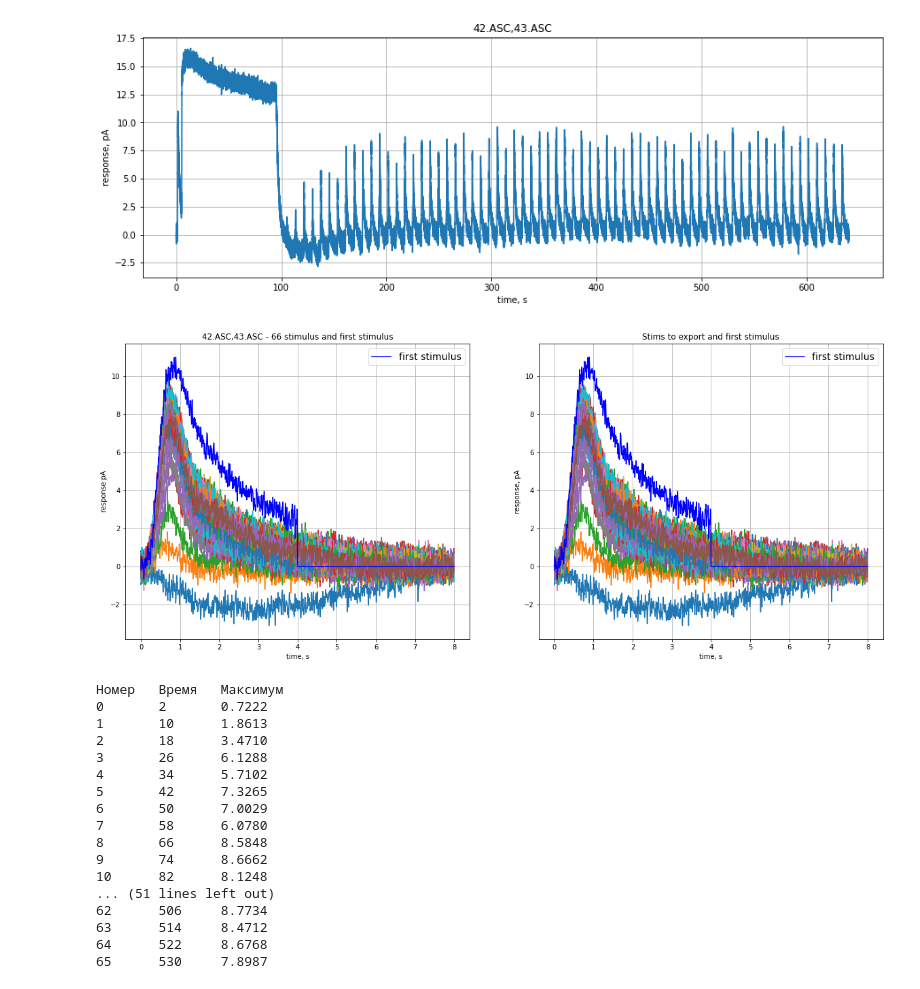
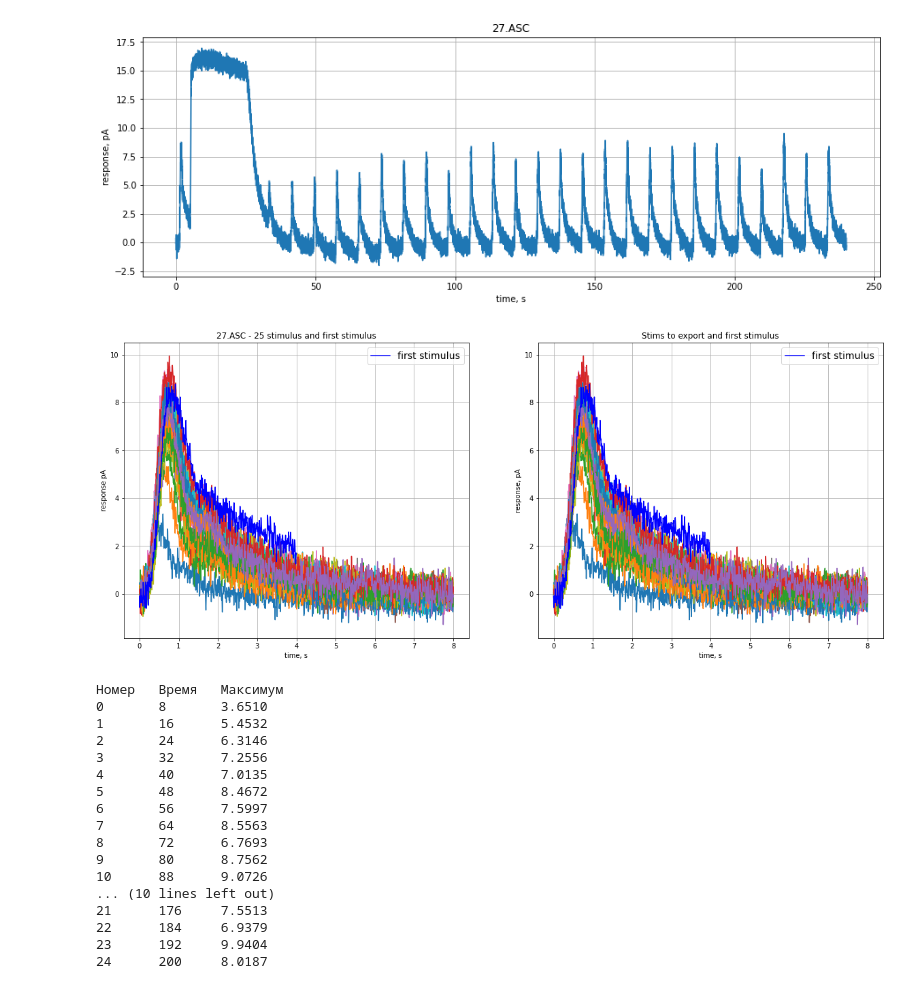
Before and after one commit to AndreiZherder/adaptation-memory, a Jupyter notebook: frog-rod.ipynb, the cells around one changed output. Saved outputs shown, nothing was run; the diff lists cells and outputs as text; code cells hidden in the pictures.

```diff
--- a/frog-rod.ipynb
+++ b/frog-rod.ipynb
@@ -5,14 +5,14 @@ import numpy as np
 
 filedir = './data/frog-rod/'
 outputdir = './output/frog-rod/'
-filenames = ['42.ASC', '43.ASC']
+filenames = ['27.ASC']
 fs = 500                        # частота дискретизации, Гц
 signal_scale = 1                # коэффициент масштабирования сигнала
 signal_unit = 'pA'              # единица измерения сигнала
 first_stim_start_time = 1       # начало первого стимула, с
 period = 8                      # период следования стимулов, с
 background_start_time = 5       # начало фоновой засветки, с
-background_duration = 90        # длительность фоновой засветки, с
+background_duration = 20        # длительность фоновой засветки, с
 sign = -1                        # полярность {1:'стимулы вверх', -1:'стимулы вниз'}
 low_cutoff = 0.1                # частота среза highpass фильтра, Гц
 stims_to_delete = []            # номера неудачных стимулов (перечислить через запятую)
@@ -51,7 +51,7 @@ ax.set_ylabel('response, ' + signal_unit)
 ax.set_title(','.join(filenames))
 ax.grid()
 # %% [output]
-[figure, old version]
+[figure, new version]
 # %%
 # Расчет количества стимулов
 
@@ -105,36 +105,38 @@ temp_t = np.linspace(0, period - 1 / fs, size)
 fig, (ax1, ax2) = plt.subplots(1, 2)
 fig.set_figwidth(20)
 fig.set_figheight(8)
 for stim in stims:
     ax1.plot(temp_t, stim)
-ax1.plot(temp_t, first_stim, 'b', label='first stimulus')
+end = (background_start_time - first_stim_start_time) * fs
+ax1.plot(temp_t[:end], first_stim[:end], 'b', label='first stimulus')
 ax1.legend(prop={"size": 14})
 ax1.set_xlabel('time, s')
 ax1.set_ylabel('response ' + signal_unit)
 ax1.set_title(f'{",".join(filenames)} - {stims_cnt} stimulus and first stimulus')
 ax1.grid()
 
 numbers = set()
 if not stims_to_export:
     numbers = set(range(stims_cnt))
 else:
     for number in stims_to_export:
         if type(number) is tuple:
             numbers |= set(range(number[0], min(number[1] + 1, stims_cnt)))
         else:
             if number < stims_cnt:
                 numbers.add(number)
 stims_to_export = list(sorted(numbers))
 for number in stims_to_export:
     ax2.plot(temp_t, stims[number])
-ax2.plot(temp_t, first_stim, 'b', label='first stimulus')
+end = (background_start_time - first_stim_start_time) * fs
+ax2.plot(temp_t[:end], first_stim[:end], 'b', label='first stimulus')
 ax2.legend(prop={"size": 14})
 ax2.set_xlabel('time, s')
 ax2.set_ylabel('response, ' + signal_unit)
 ax2.set_title('Stims to export and first stimulus')
 ax2.grid()
 # %% [output]
-[figure, old version]
+[figure, new version]
 # %%
 # Аппроксимация максимумов стимулов экспонентой
 
@@ -155,22 +157,22 @@ for i, (x, stim_maximum) in enumerate(zip(stims_t, stims_maximums)):
     print(f'{i}\t{x}\t{stim_maximum:.4f}')
 # %% [output]
 Номер   Время   Максимум
-0       2       0.7222
-1       10      1.8613
-2       18      3.4710
-3       26      6.1288
-4       34      5.7102
-5       42      7.3265
-6       50      7.0029
-7       58      6.0780
-8       66      8.5848
-9       74      8.6662
-10      82      8.1248
-... (51 lines left out)
-62      506     8.7734
-63      514     8.4712
-64      522     8.6768
-65      530     7.8987
+0       8       3.6510
+1       16      5.4532
+2       24      6.3146
+3       32      7.2556
+4       40      7.0135
+5       48      8.4672
+6       56      7.5997
+7       64      8.5563
+8       72      6.7693
+9       80      8.7562
+10      88      9.0726
+... (10 lines left out)
+21      176     7.5513
+22      184     6.9379
+23      192     9.9404
+24      200     8.0187
 # %%
 # Удаление неудачных стимулов
 stims_maximums = np.delete(stims_maximums, stims_to_delete)
```
Also changed, not shown: parts of 1 cell of this notebook.
